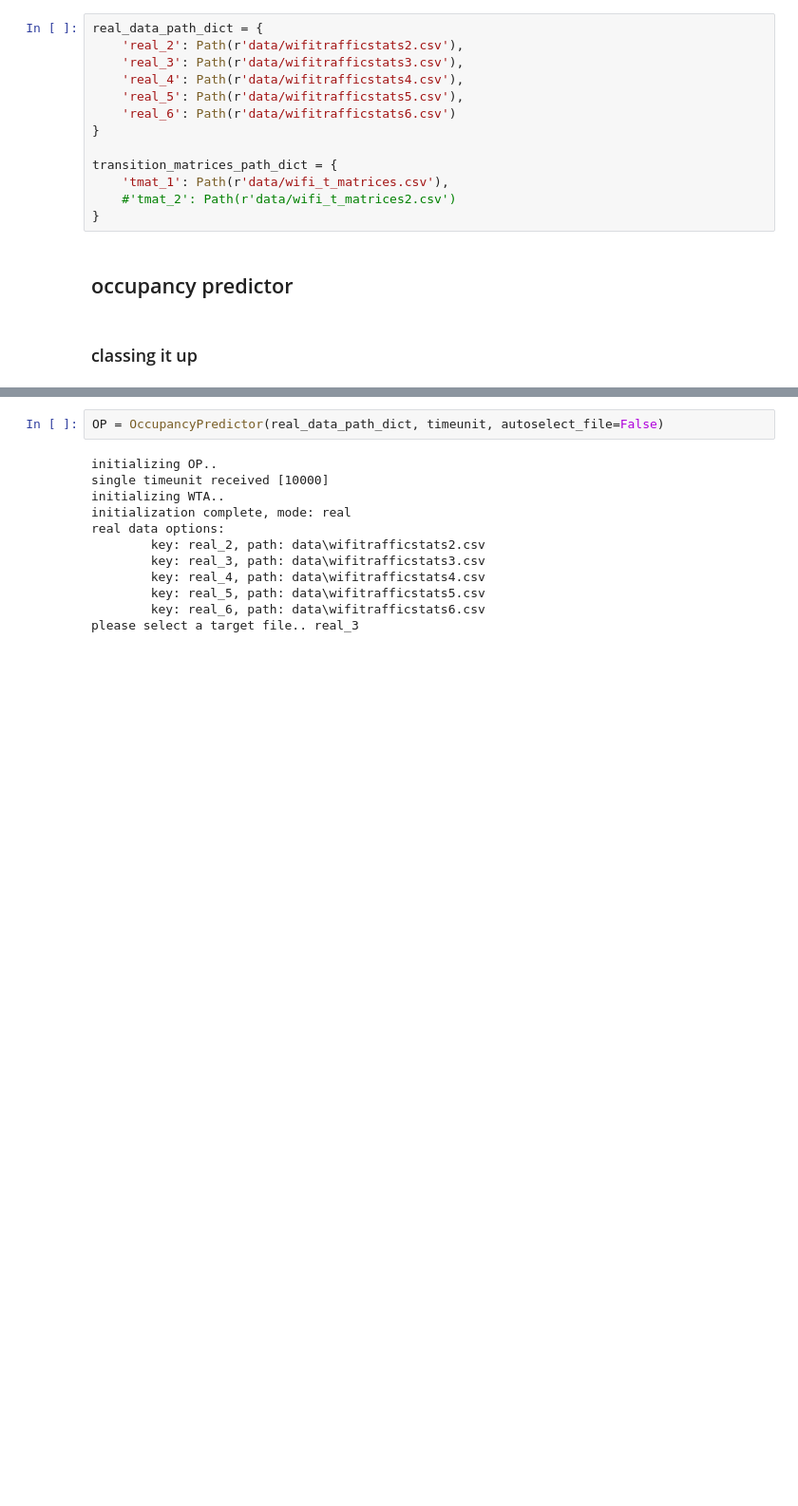
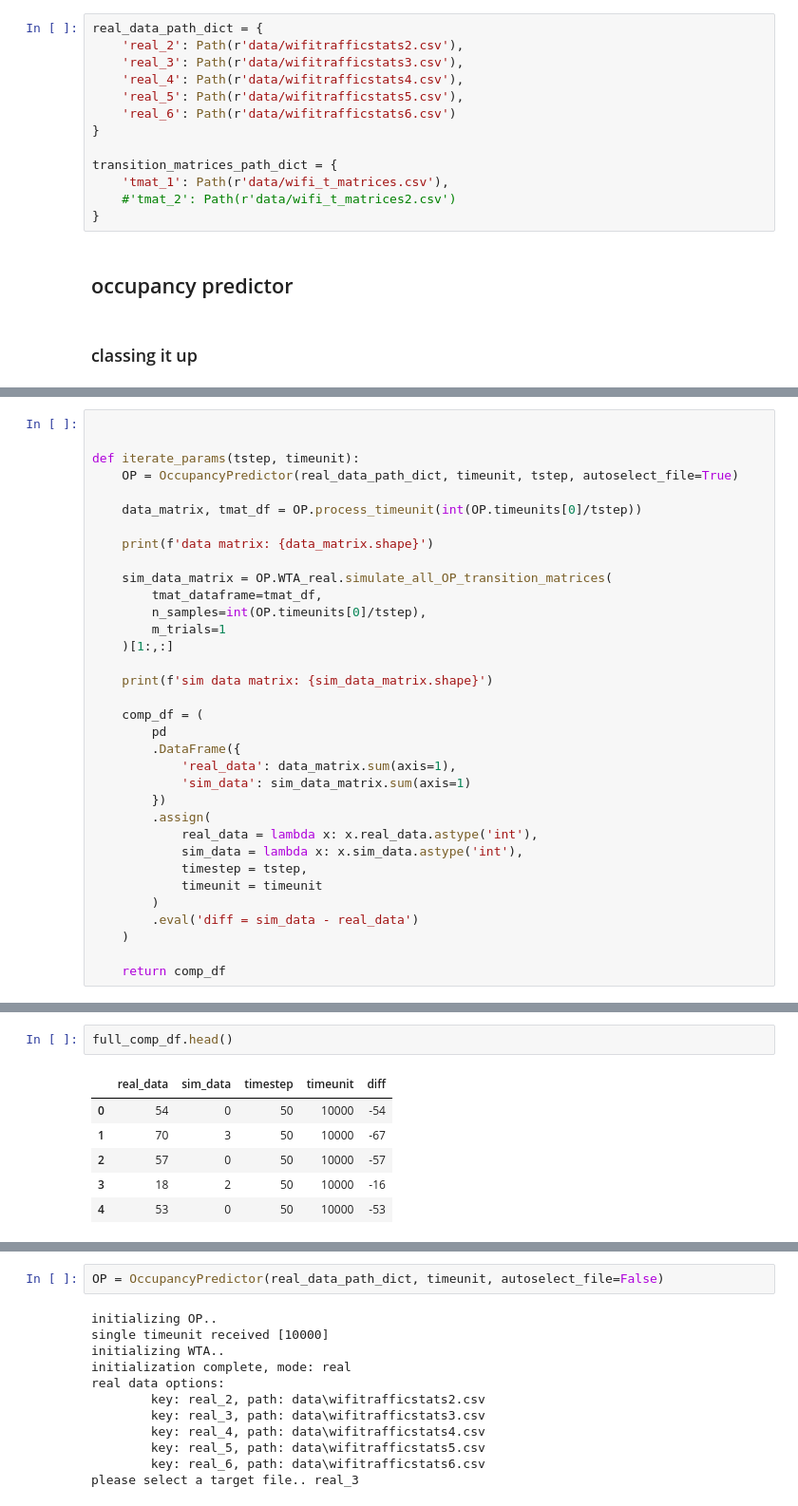
Before and after one commit to tjbergst/data-parsing, a Jupyter notebook: occupancy-prediction.ipynb, the cells around one changed output, grey strips where cells are left out. Shown: that part at 95% size. Saved outputs shown, nothing was run; the diff lists cells and outputs as text; blank space fills up the shorter version.

```diff
--- a/occupancy-prediction.ipynb
+++ b/occupancy-prediction.ipynb
@@ -202,3 +203,37 @@ class OccupancyPredictor:
         tmat_df = self.compute_tmats_and_load_df(data_matrix, timeunit)
 
         return data_matrix, tmat_df
+# %%
+
+
+def iterate_params(tstep, timeunit):
+    OP = OccupancyPredictor(real_data_path_dict, timeunit, tstep, autoselect_file=True)
+
+    data_matrix, tmat_df = OP.process_timeunit(int(OP.timeunits[0]/tstep))
+
+    print(f'data matrix: {data_matrix.shape}')
+
+    sim_data_matrix = OP.WTA_real.simulate_all_OP_transition_matrices(
+        tmat_dataframe=tmat_df,
+        n_samples=int(OP.timeunits[0]/tstep),
+        m_trials=1
+    )[1:,:]
+
+    print(f'sim data matrix: {sim_data_matrix.shape}')
+
+    comp_df = (
+        pd
+        .DataFrame({
+            'real_data': data_matrix.sum(axis=1),
+            'sim_data': sim_data_matrix.sum(axis=1)
+        })
+        .assign(
+            real_data = lambda x: x.real_data.astype('int'),
+            sim_data = lambda x: x.sim_data.astype('int'),
+            timestep = tstep,
+            timeunit = timeunit
+        )
+        .eval('diff = sim_data - real_data')
+    )
+
+    return comp_df
@@ -204,0 +306,9 @@ class OccupancyPredictor:
+# %%
+full_comp_df.head()
+# %% [output]
+|  | real_data | sim_data | timestep | timeunit | diff |
+| 0 | 54 | 0 | 50 | 10000 | -54 |
+| 1 | 70 | 3 | 50 | 10000 | -67 |
+| 2 | 57 | 0 | 50 | 10000 | -57 |
+| 3 | 18 | 2 | 50 | 10000 | -16 |
+| 4 | 53 | 0 | 50 | 10000 | -53 |
```
Also changed, not shown: parts of 12 cells of this notebook.
